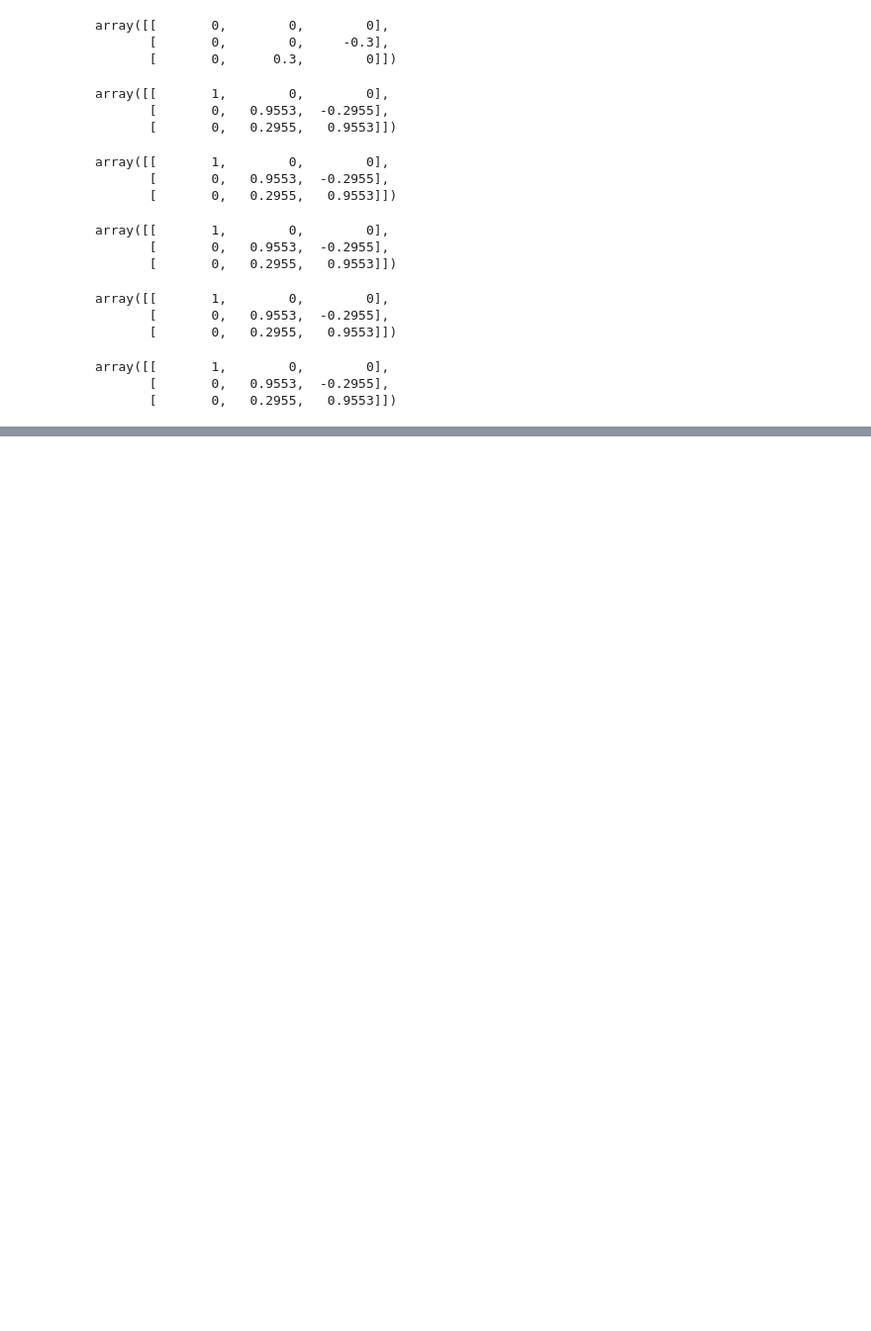
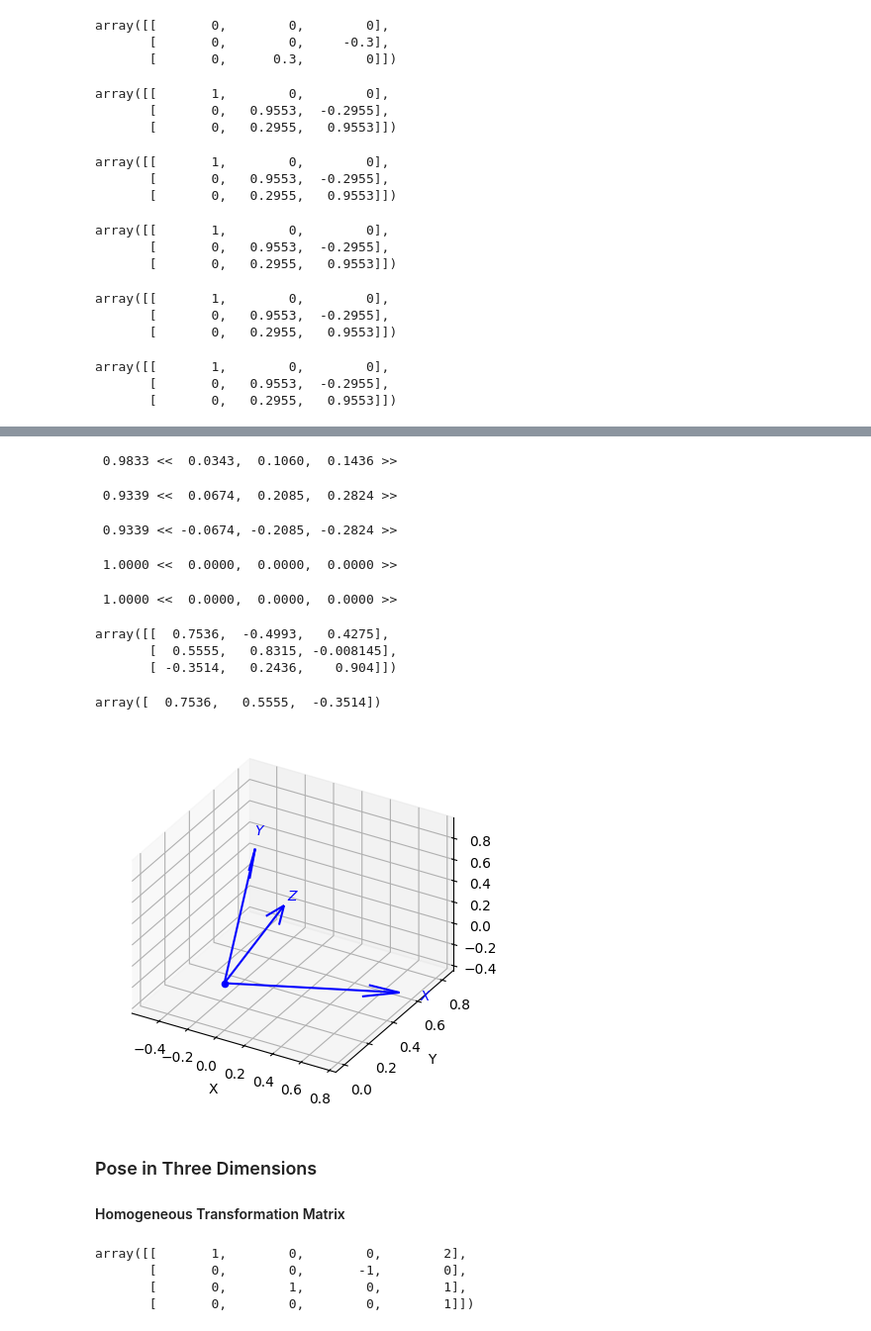
Before and after one commit to Sann-Htet/Robotics-Vision-and-Control-Fundamental-Algorithms-in-Python, a Jupyter notebook: Chapter02/Workingin3D.ipynb, the cells around one changed output, grey strips where cells are left out. Shown at 99% size. Saved outputs shown, nothing was run; the diff lists cells and outputs as text; code cells hidden in the pictures; blank space fills up the shorter version.

Commit message:
homogeneous tranformation in 3D

```diff
--- a/Chapter02/Workingin3D.ipynb
+++ b/Chapter02/Workingin3D.ipynb
@@ -255,0 +258,47 @@ array([[       1,        0,        0],
+# %%
+q = UnitQuaternion(rpy2r(0.1, 0.2, 0.3))
+q
+# %% [output]
+ 0.9833 <<  0.0343,  0.1060,  0.1436 >>
+# %%
+q = q * q
+q
+# %% [output]
+ 0.9339 <<  0.0674,  0.2085,  0.2824 >>
+# %%
+q.inv()
+# %% [output]
+ 0.9339 << -0.0674, -0.2085, -0.2824 >>
+# %%
+q * q.inv()
+# %% [output]
+ 1.0000 <<  0.0000,  0.0000,  0.0000 >>
+# %%
+q / q
+# %% [output]
+ 1.0000 <<  0.0000,  0.0000,  0.0000 >>
+# %%
+q.R
+# %% [output]
+array([[  0.7536,  -0.4993,   0.4275],
+       [  0.5555,   0.8315, -0.008145],
+       [ -0.3514,   0.2436,    0.904]])
+# %%
+q * [1, 0, 0]
+# %% [output]
+array([  0.7536,   0.5555,  -0.3514])
+# %%
+q.plot()
+# %% [output]
+[figure, added]
+# %% [markdown]
+### Pose in Three Dimensions
+#### Homogeneous Transformation Matrix
+# %%
+T = transl(2, 0, 0) @ trotx(pi / 2) @ transl(0, 1, 0)
+T
+# %% [output]
+array([[       1,        0,        0,        2],
+       [       0,        0,       -1,        0],
+       [       0,        1,        0,        1],
+       [       0,        0,        0,        1]])
```
Also changed, not shown: parts of 5 cells of this notebook.
